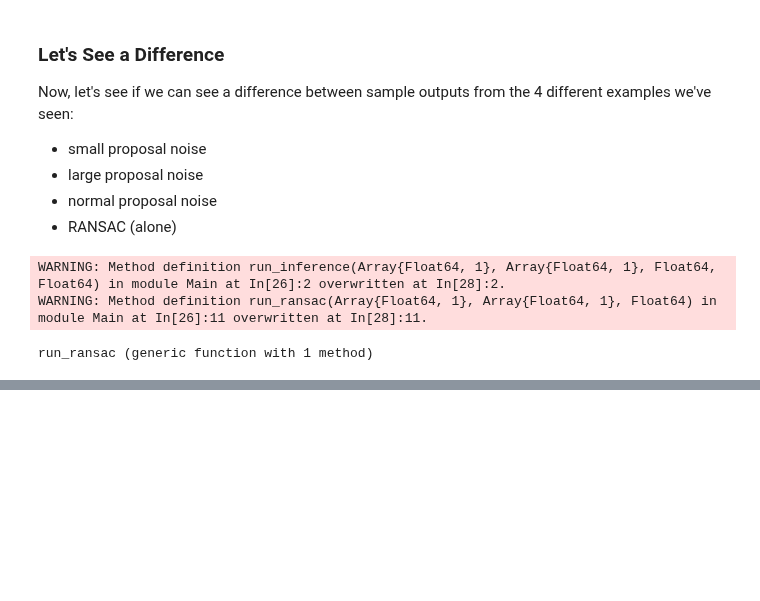
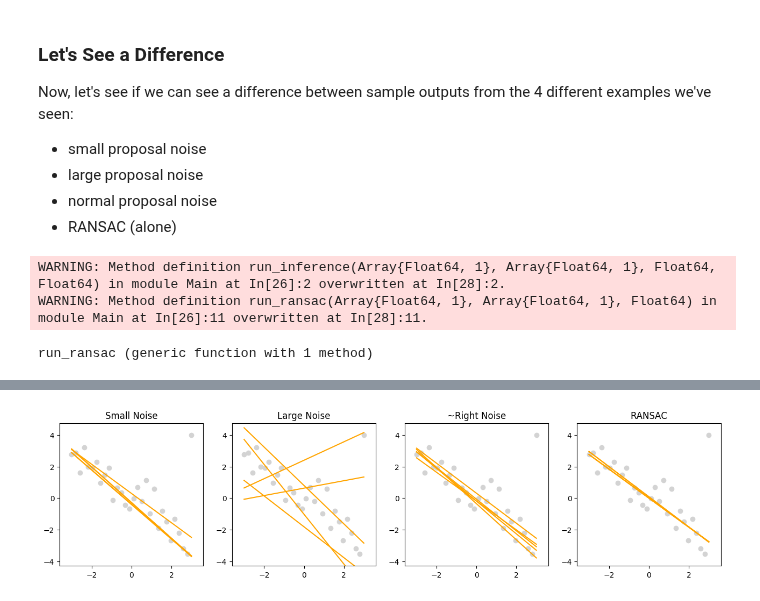
Before and after one commit to probcomp/GenExperimental.jl, a Jupyter notebook: examples/ransac/RANSAC_Notebook.ipynb, the cells around one changed output, grey strips where cells are left out. Saved outputs shown, nothing was run; the diff lists cells and outputs as text; code cells hidden in the pictures; blank space fills up the shorter version.

```diff
--- a/examples/ransac/RANSAC_Notebook.ipynb
+++ b/examples/ransac/RANSAC_Notebook.ipynb
@@ -361,16 +361,3 @@ end
 WARNING: Method definition run_inference(Array{Float64, 1}, Array{Float64, 1}, Float64, Float64) in module Main at In[26]:2 overwritten at In[28]:2.
 WARNING: Method definition run_ransac(Array{Float64, 1}, Array{Float64, 1}, Float64) in module Main at In[26]:11 overwritten at In[28]:11.
 run_ransac (generic function with 1 method)
-# %%
-num_samples = 5.
-
-proposal_noise = .0002
-traces = run_inference(xs, ys, proposal_noise, num_samples)
-proposal_noise = 10.
-traces = run_inference(xs, ys, proposal_noise, num_samples)
-proposal_noise = 1.
-traces = run_inference(xs, ys, proposal_noise, num_samples)
-
-ransac_data = run_ransac(xs, ys, num_samples)
-
-# NEXT TO PLOT THE DIFFERENCES
@@ -414,0 +396,35 @@ ransac_data = run_ransac(xs, ys, num_samples)
+# %%
+num_samples = 5.
+
+#----- INFERENCE WITH DIFF NOISE--
+proposal_noise = .0002
+traces_sm = run_inference(xs, ys, proposal_noise, num_samples)
+proposal_noise = 10.
+traces_lg = run_inference(xs, ys, proposal_noise, num_samples)
+proposal_noise = 1.
+traces_reg = run_inference(xs, ys, proposal_noise, num_samples)
+
+#----- RANSAC BY ITSELF ----------
+ransac_data = run_ransac(xs, ys, num_samples)
+traces_ransac = []
+
+#just filling out the trace to plot
+for (i, data) in enumerate(ransac_data)
+    trace = Trace()
+    trace["slope"] = data[1]
+    trace["intercept"] = data[2]
+    push!(traces_ransac, trace)
+end
+
+#----------------------------------
+
+# PLOT THE DIFFERENCES
+titles = ["Small Noise", "Large Noise", "~Right Noise", "RANSAC"]
+trace_list = [traces_sm, traces_lg, traces_reg, traces_ransac]
+plt[:figure](figsize=(20, 20))
+for i=1:4
+    mini_plot_many(xs, ys, trace_list[i], i)
+    plt[:title](titles[i])
+end
+# %% [output]
+[figure, added]
```
Also changed, not shown: parts of 5 cells of this notebook.
